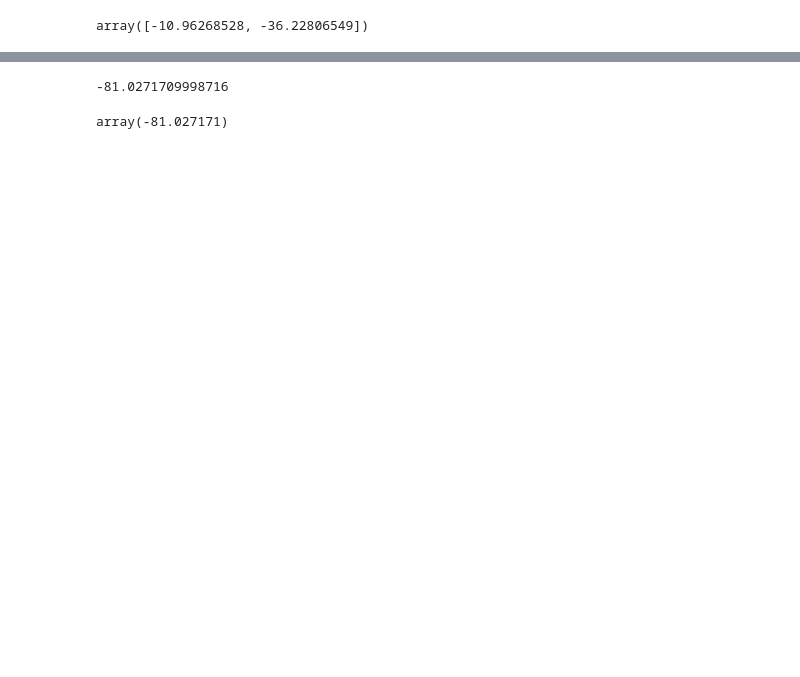
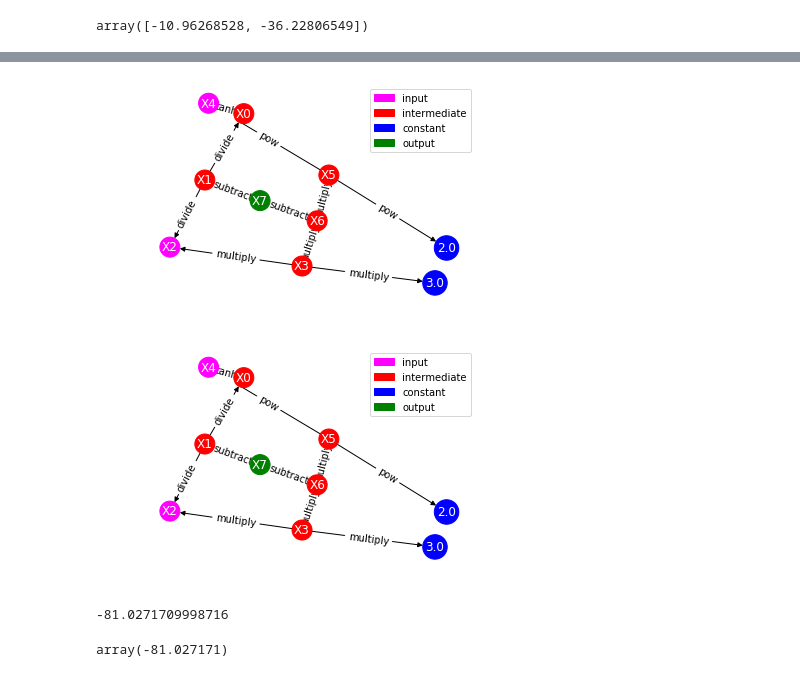
Before and after one commit to tamilselvanarjun/auto-ed, a Jupyter notebook: ReverseModeTesting.ipynb, the cells around one changed output, grey strips where cells are left out. Drawn from its saved outputs; the diff is of its cells as text; code cells hidden in the pictures; blank space fills up the shorter version.

```diff
--- a/ReverseModeTesting.ipynb
+++ b/ReverseModeTesting.ipynb
@@ -51,3 +56,8 @@ ADgraph.draw_graph(t)
+# %%
+ADgraph.draw_graph_rev(t)
+# %% [output]
+[figure, added]
+[figure, added]
 # %%
 h = ADnum(3, der = 1)
 
```
Also changed, not shown: parts of 18 cells of this notebook, 2 other files.
